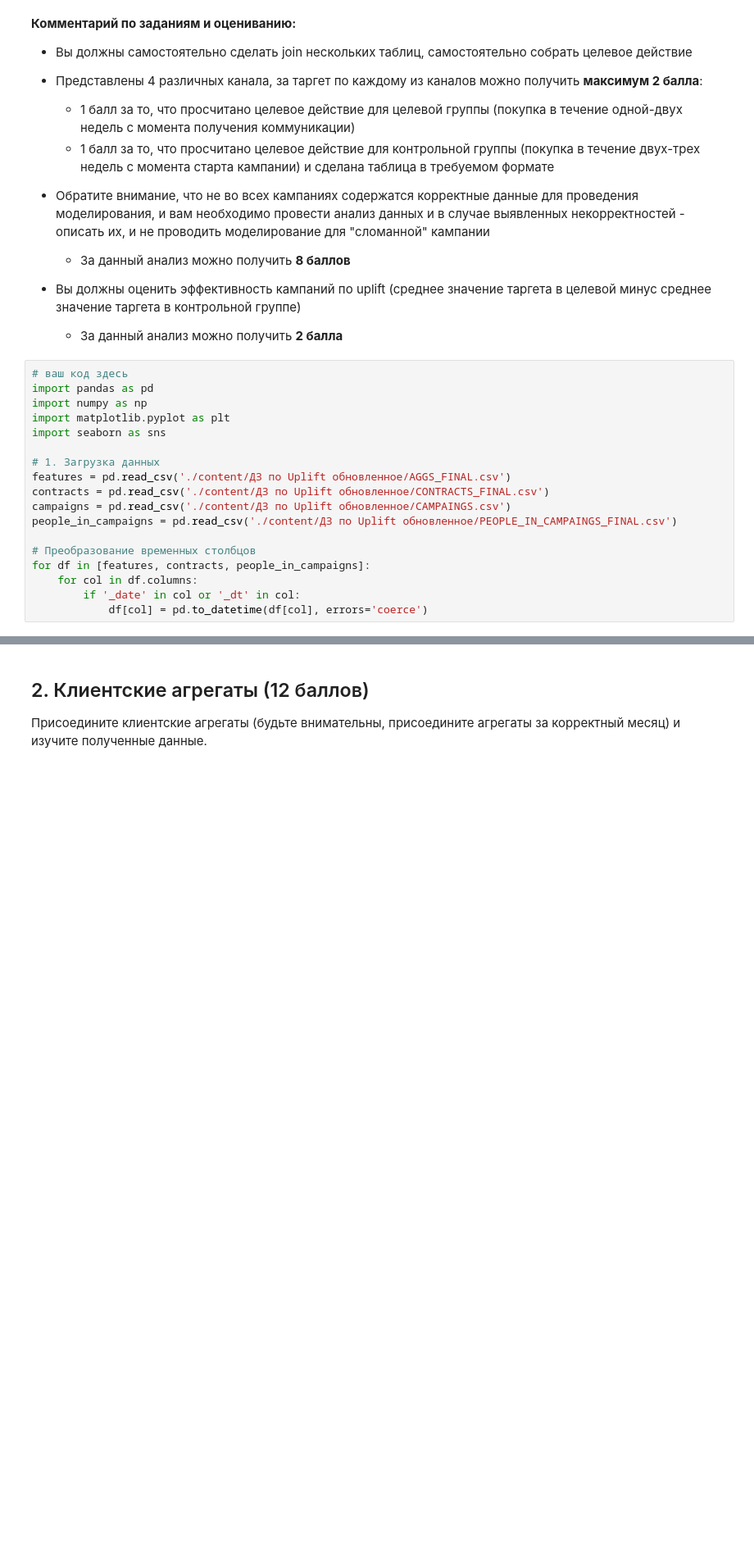
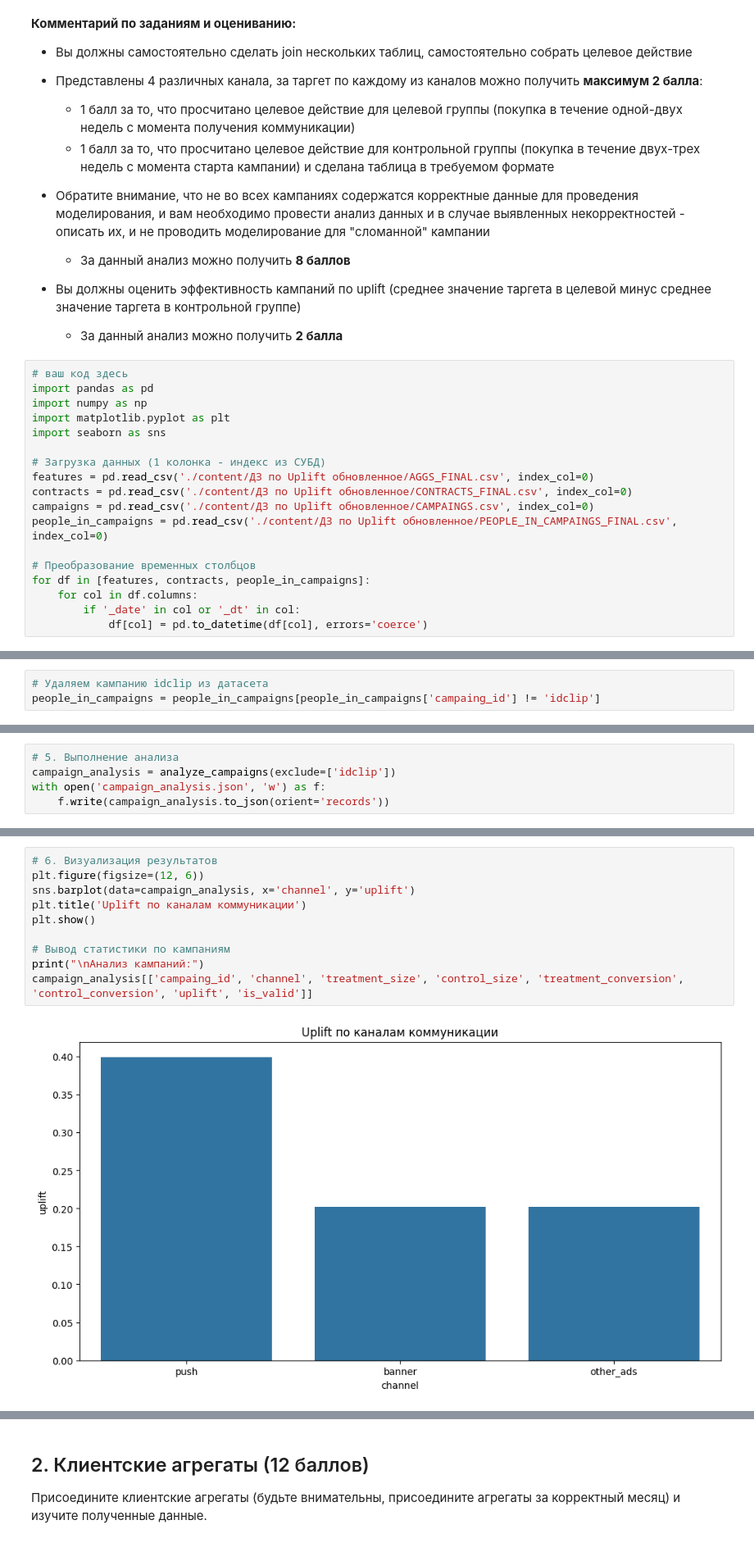
Before and after one commit to psaw/hse-ai24-ml, a Jupyter notebook: hw-6/AI_HW6_uplift.ipynb, the cells around one changed output, grey strips where cells are left out. Shown at 82% size. Cells and saved outputs as stored; diff of their text form; blank space fills up the shorter version.

```diff
--- a/hw-6/AI_HW6_uplift.ipynb
+++ b/hw-6/AI_HW6_uplift.ipynb
@@ -154,11 +139,11 @@ import numpy as np
 import matplotlib.pyplot as plt
 import seaborn as sns
 
-# 1. Загрузка данных
-features = pd.read_csv('./content/ДЗ по Uplift обновленное/AGGS_FINAL.csv')
-contracts = pd.read_csv('./content/ДЗ по Uplift обновленное/CONTRACTS_FINAL.csv')
-campaigns = pd.read_csv('./content/ДЗ по Uplift обновленное/CAMPAINGS.csv')
-people_in_campaigns = pd.read_csv('./content/ДЗ по Uplift обновленное/PEOPLE_IN_CAMPAINGS_FINAL.csv')
+# Загрузка данных (1 колонка - индекс из СУБД)
+features = pd.read_csv('./content/ДЗ по Uplift обновленное/AGGS_FINAL.csv', index_col=0)
+contracts = pd.read_csv('./content/ДЗ по Uplift обновленное/CONTRACTS_FINAL.csv', index_col=0)
+campaigns = pd.read_csv('./content/ДЗ по Uplift обновленное/CAMPAINGS.csv', index_col=0)
+people_in_campaigns = pd.read_csv('./content/ДЗ по Uplift обновленное/PEOPLE_IN_CAMPAINGS_FINAL.csv', index_col=0)
 
 # Преобразование временных столбцов
 for df in [features, contracts, people_in_campaigns]:
@@ -167,0 +223,3 @@ for df in [features, contracts, people_in_campaigns]:
+# %%
+# Удаляем кампанию idclip из датасета
+people_in_campaigns = people_in_campaigns[people_in_campaigns['campaing_id'] != 'idclip']
@@ -294,0 +350,5 @@ campaign_analysis
+# %%
+# 5. Выполнение анализа
+campaign_analysis = analyze_campaigns(exclude=['idclip'])
+with open('campaign_analysis.json', 'w') as f:
+    f.write(campaign_analysis.to_json(orient='records'))
@@ -294,0 +359,12 @@ campaign_analysis
+# %%
+# 6. Визуализация результатов
+plt.figure(figsize=(12, 6))
+sns.barplot(data=campaign_analysis, x='channel', y='uplift')
+plt.title('Uplift по каналам коммуникации')
+plt.show()
+
+# Вывод статистики по кампаниям
+print("\nАнализ кампаний:")
+campaign_analysis[['campaing_id', 'channel', 'treatment_size', 'control_size', 'treatment_conversion', 'control_conversion', 'uplift', 'is_valid']]
+# %% [output]
+[figure, added]
```
Also changed, not shown: parts of 18 cells of this notebook, 1 other file.
